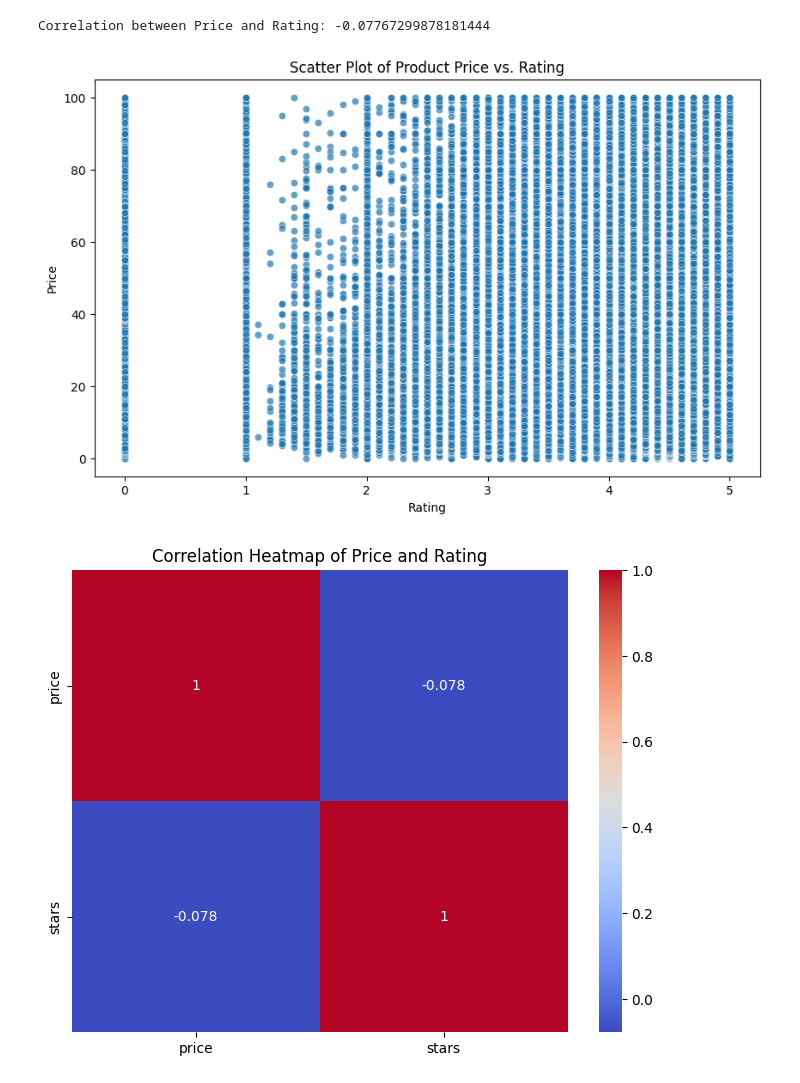
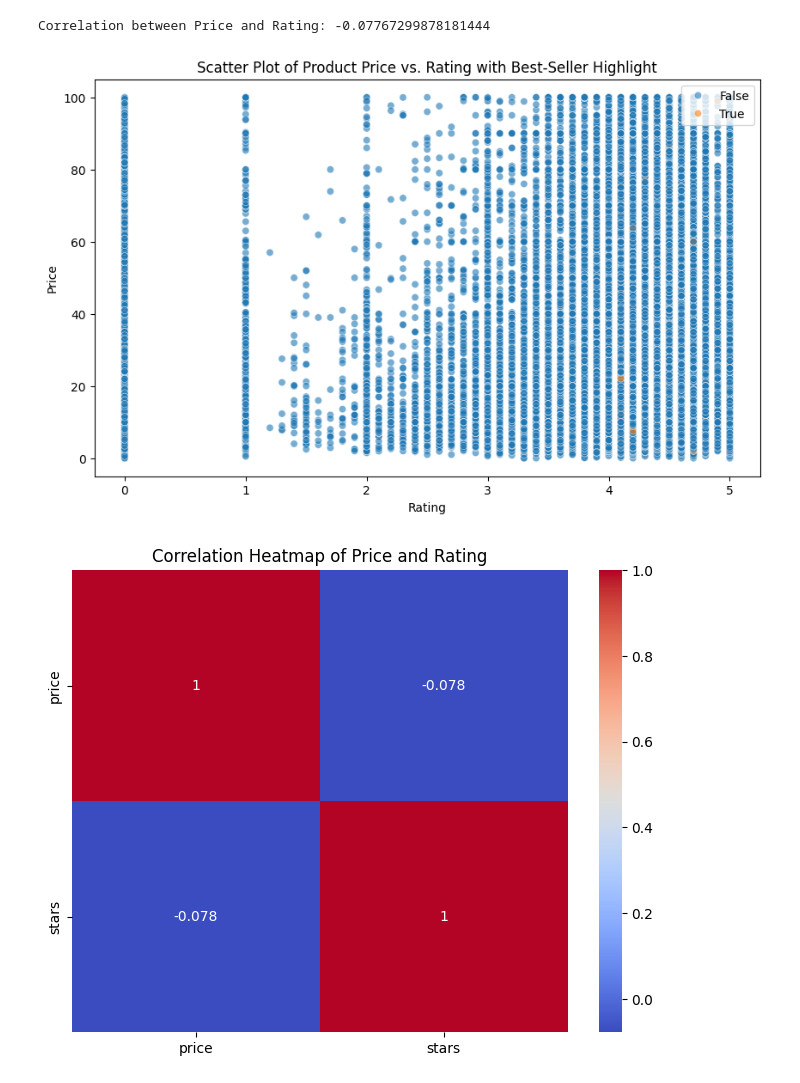
Before and after one commit to JayEm65/lab-eda-bivariate, a Jupyter notebook: main.ipynb, the cells around one changed output. Cells and saved outputs as stored; diff of their text form; code cells hidden in the pictures.

```diff
--- a/main.ipynb
+++ b/main.ipynb
@@ -5,84 +5,90 @@ import seaborn as sns
 from scipy.stats import chi2_contingency
 import numpy as np
 
-# Load dataset
+# Load dataset:
 df = pd.read_csv('C:/Users/Marc Jay/Ironhack/lab-eda-univariate/amz_uk_price_prediction_dataset.csv')
 
-# Part 1: Analyzing Best-Seller Trends Across Product Categories
-# Create crosstab for categories and best-seller status
+# Part 1 - Analyzing Best-Seller Trends Across Product Categories:
 category_bestseller_crosstab = pd.crosstab(df['category'], df['isBestSeller'])
-
-# Calculate the proportion of best-sellers in each category
 category_bestseller_proportion = category_bestseller_crosstab.div(category_bestseller_crosstab.sum(axis=1), axis=0)
 sorted_proportion = category_bestseller_proportion[True].sort_values(ascending=False)
 
-# Output the top categories by best-seller proportion
 print("Top Categories by Best-Seller Proportion:\n", sorted_proportion.head())
 
-# Chi-square test
 chi2, p, dof, expected = chi2_contingency(category_bestseller_crosstab)
 cramers_v = np.sqrt(chi2 / (df.shape[0] * (min(category_bestseller_crosstab.shape) - 1)))
 print(f"Chi-square Statistic: {chi2}, p-value: {p}, Cramér's V: {cramers_v}\n")
 
-# Visualization: Stacked Bar Chart for Best-Seller Status by Product Category
-# Limit to top 10 categories by frequency to ensure clarity
+# Visualization - Stacked Bar Chart for Best-Seller Status by Product Category:
 top_10_cats = category_bestseller_crosstab.sum(axis=1).nlargest(10).index
 category_bestseller_crosstab.loc[top_10_cats].plot(kind='bar', stacked=True, figsize=(14, 8))
 plt.title('Best-Seller Status by Top Product Categories')
 plt.xlabel('Category')
 plt.ylabel('Count')
-plt.xticks(rotation=45, ha='right')  # Rotate x-axis labels for clarity
+plt.xticks(rotation=45, ha='right')
 plt.show()
 
-# Part 2: Exploring Product Prices by Categories
-# Remove outliers using the IQR method
+# Part 2 - Exploring Product Prices by Categories:
 Q1 = df['price'].quantile(0.25)
 Q3 = df['price'].quantile(0.75)
 IQR = Q3 - Q1
 df_no_outliers = df[(df['price'] >= (Q1 - 1.5 * IQR)) & (df['price'] <= (Q3 + 1.5 * IQR))]
 
-# Select the top 20 product categories based on count
 top_categories = df_no_outliers['category'].value_counts().head(20).index
 
-# Visualization: Violin Plot for Price Distribution
 plt.figure(figsize=(14, 8))
 sns.violinplot(data=df_no_outliers[df_no_outliers['category'].isin(top_categories)], x='category', y='price')
 plt.title('Price Distribution Across Top Product Categories')
 plt.xlabel('Category')
 plt.ylabel('Price')
 plt.xticks(rotation=45, ha='right')
 plt.show()
 
-# Part 3: Price and Ratings Relationship
-# Compute correlation between price and ratings
+# Part 3 - Price and Ratings Relationship:
 price_rating_corr = df_no_outliers['price'].corr(df_no_outliers['stars'])
 print(f"Correlation between Price and Rating: {price_rating_corr}\n")
 
-# Visualization: Scatter Plot of Price vs. Rating
+# Scatter Plot (Sampled for Performance):
+sample_df = df_no_outliers.sample(frac=0.1, random_state=42)
+
 plt.figure(figsize=(10, 6))
-sns.scatterplot(data=df_no_outliers, x='stars', y='price', alpha=0.7)
-plt.title('Scatter Plot of Product Price vs. Rating')
+sns.scatterplot(data=sample_df, x='stars', y='price', hue='isBestSeller', alpha=0.6)
+plt.title('Scatter Plot of Product Price vs. Rating with Best-Seller Highlight')
 plt.xlabel('Rating')
 plt.ylabel('Price')
+plt.legend(loc='upper right')
 plt.show()
 
-# Visualization: Correlation Heatmap
+# Correlation Heatmap:
 plt.figure(figsize=(8, 6))
 sns.heatmap(df_no_outliers[['price', 'stars']].corr(), annot=True, cmap='coolwarm')
 plt.title('Correlation Heatmap of Price and Rating')
 plt.show()
+
+# Part 4 - Investigating Prices and Reviews:
+# (Filtering out extreme outliers for clearer visualization.)
+filtered_df = df_no_outliers[(df_no_outliers['stars'] >= 2) & (df_no_outliers['stars'] <= 5)]
+
+plt.figure(figsize=(14, 8))
+sns.boxplot(data=filtered_df[filtered_df['category'].isin(top_categories)], x='category', y='stars')
+plt.title('Rating Distribution Across Top Product Categories (Filtered Outliers)')
+plt.xlabel('Category')
+plt.ylabel('Rating')
+plt.xticks(rotation=45, ha='right')
+plt.tight_layout()
+plt.show()
 # %% [output]
 Top Categories by Best-Seller Proportion:
  category
 Grocery                           0.058135
 Smart Home Security & Lighting    0.057692
 Health & Personal Care            0.057686
 Mobile Phone Accessories          0.042471
 Power & Hand Tools                0.035339
 Name: True, dtype: float64
 Chi-square Statistic: 36540.20270061387, p-value: 0.0, Cramér's V: 0.1222829439760564
 [figure]
 [figure]
 Correlation between Price and Rating: -0.07767299878181444
-[figure, old version]
+[figure, new version]
 [figure]
```
Also changed, not shown: parts of 1 cell of this notebook.
